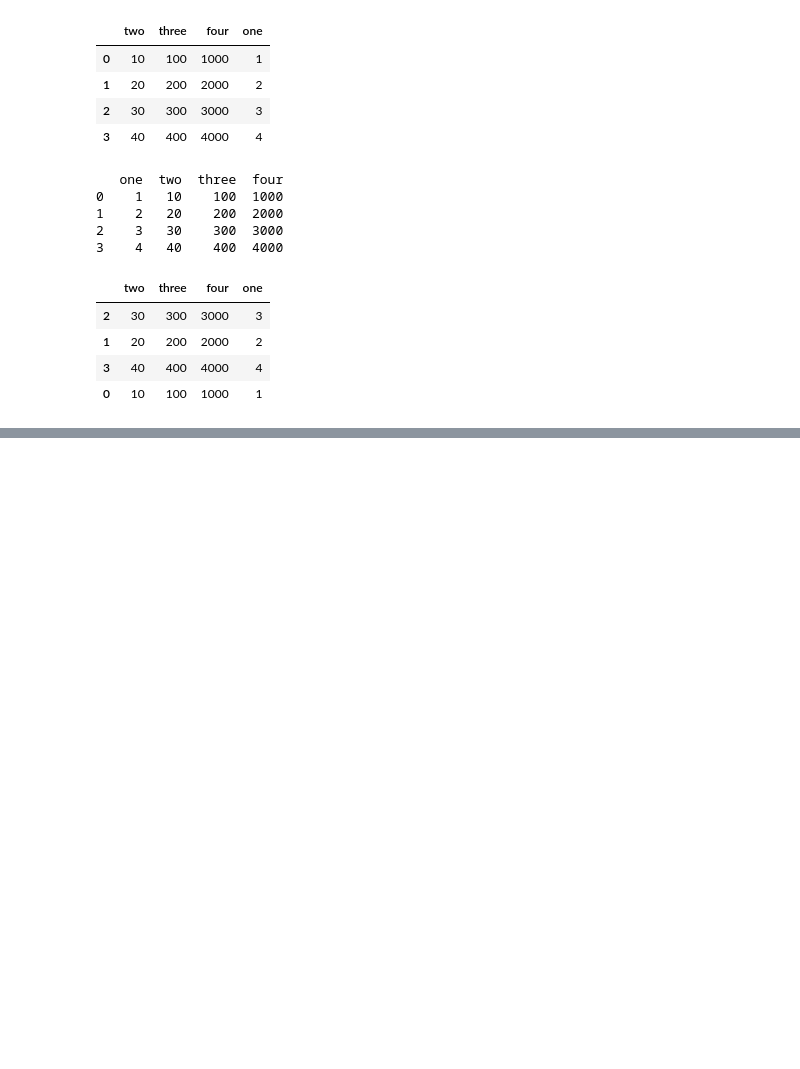
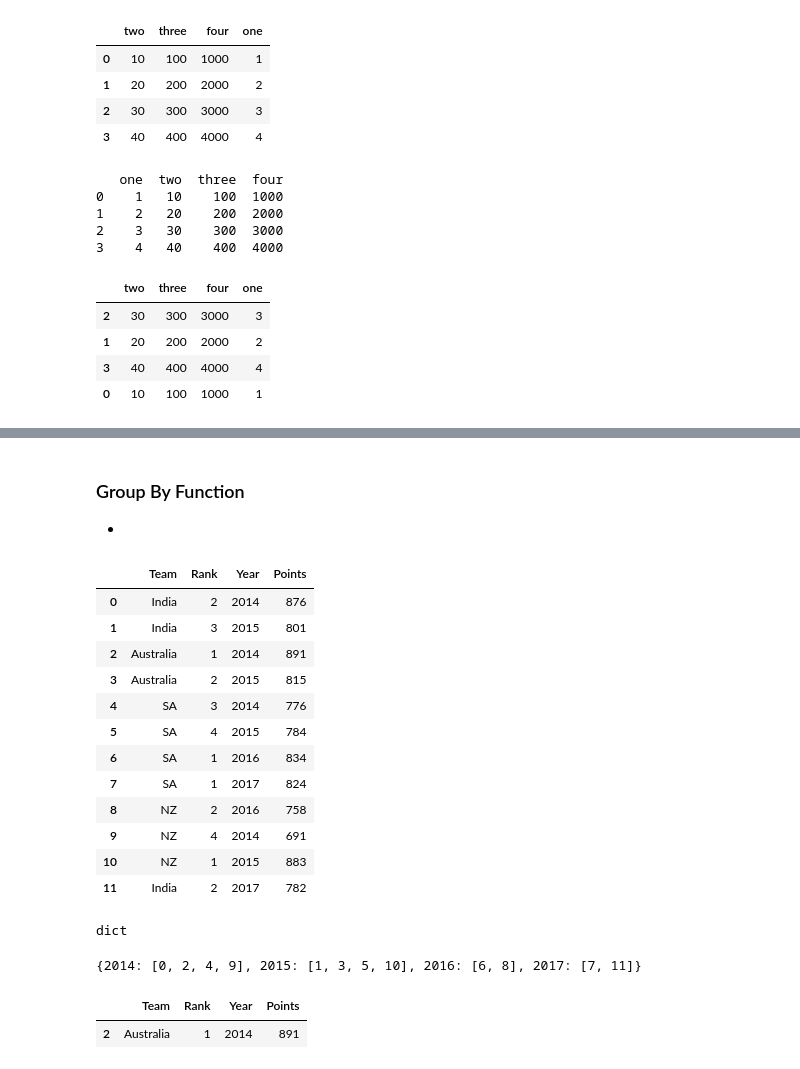
Before and after one commit to Luv-Ratan4/DataScience, a Jupyter notebook: Python/Pandas/data_frames_in_pandas.ipynb, the cells around one changed output, grey strips where cells are left out. Saved outputs shown, nothing was run; the diff lists cells and outputs as text; code cells hidden in the pictures; blank space fills up the shorter version.

Commit message:
starting with csv files in pandas

```diff
--- a/Python/Pandas/data_frames_in_pandas.ipynb
+++ b/Python/Pandas/data_frames_in_pandas.ipynb
@@ -674,0 +771,42 @@ df.reindex([2,1,3,0],columns=['two','three','four','one'])  #Performing both the
+# %% [markdown]
+### Group By Function
+-
+# %%
+cricket = pd.DataFrame(
+            {
+                'Team'   : ['India', 'India', 'Australia', 'Australia', 'SA', 'SA', 'SA', 'SA', 'NZ', 'NZ', 'NZ', 'India'],
+                'Rank'   : [2, 3, 1,2, 3,4 ,1 ,1,2 , 4,1,2],
+                'Year'   : [2014,2015,2014,2015,2014,2015,2016,2017,2016,2014,2015,2017],
+                'Points' : [876,801,891,815,776,784,834,824,758,691,883,782]
+            }
+)
+
+cricket
+# %% [output]
+|  | Team | Rank | Year | Points |
+| 0 | India | 2 | 2014 | 876 |
+| 1 | India | 3 | 2015 | 801 |
+| 2 | Australia | 1 | 2014 | 891 |
+| 3 | Australia | 2 | 2015 | 815 |
+| 4 | SA | 3 | 2014 | 776 |
+| 5 | SA | 4 | 2015 | 784 |
+| 6 | SA | 1 | 2016 | 834 |
+| 7 | SA | 1 | 2017 | 824 |
+| 8 | NZ | 2 | 2016 | 758 |
+| 9 | NZ | 4 | 2014 | 691 |
+| 10 | NZ | 1 | 2015 | 883 |
+| 11 | India | 2 | 2017 | 782 |
+# %%
+cric = cricket.groupby('Team')  #Creates a pandas inbuilt dictionary with keys as Team names and values as an array of indexes where the item is found
+type(dict(cric.groups))
+# %% [output]
+dict
+# %%
+cricket.groupby('Year').groups
+# %% [output]
+{2014: [0, 2, 4, 9], 2015: [1, 3, 5, 10], 2016: [6, 8], 2017: [7, 11]}
+# %%
+cricket.groupby(['Team','Year']).get_group(('Australia',2014))
+# %% [output]
+|  | Team | Rank | Year | Points |
+| 2 | Australia | 1 | 2014 | 891 |
```
Also changed, not shown: parts of 14 cells of this notebook.
